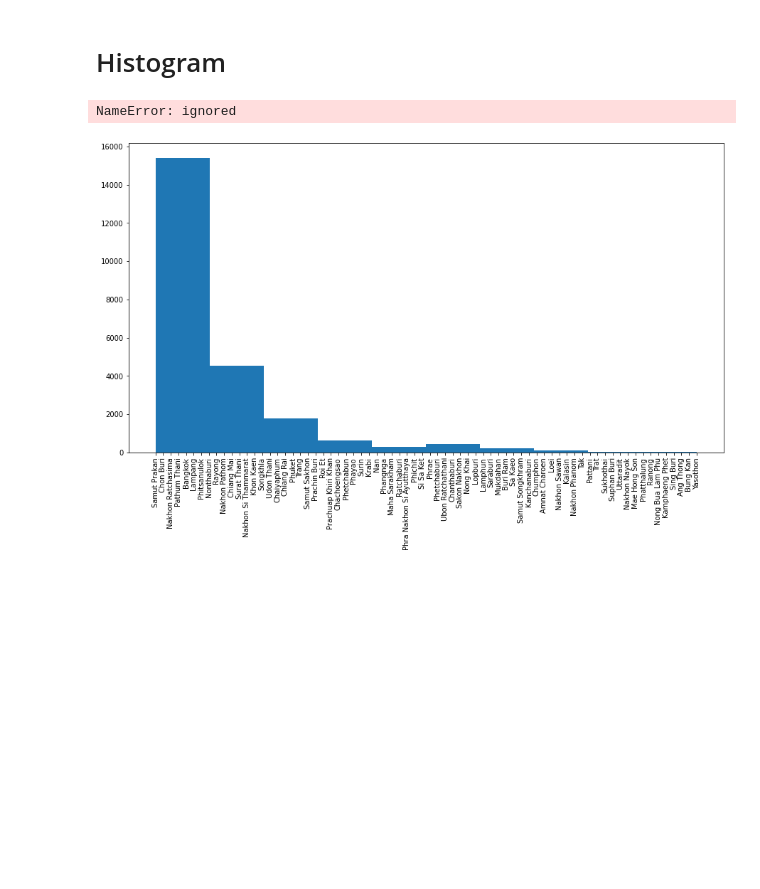
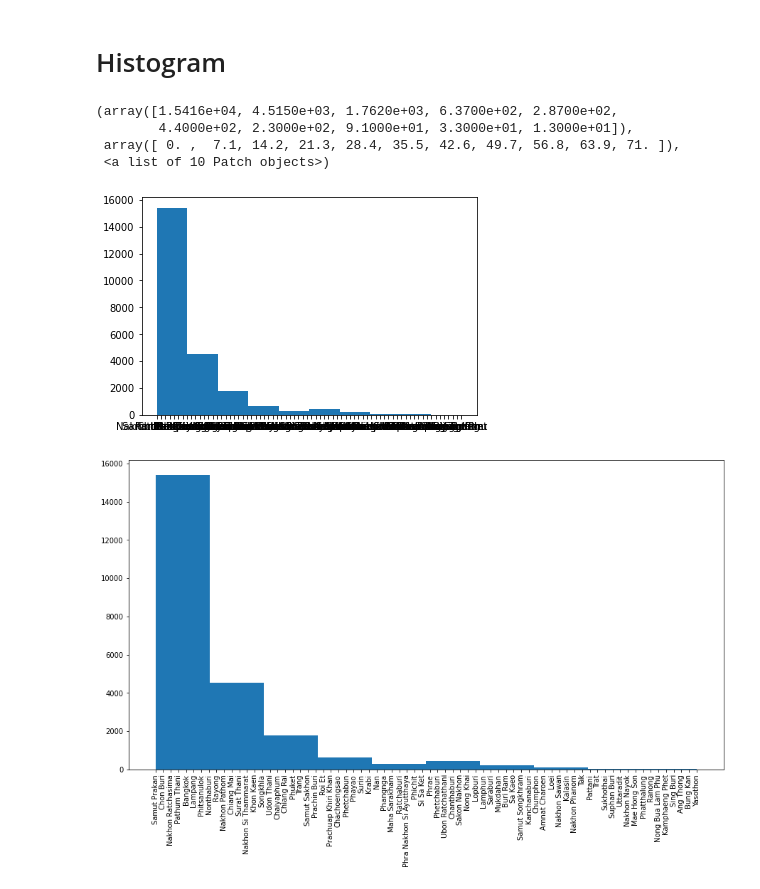
Before and after one commit to todtec/DPDM65, a Jupyter notebook: Pandas101.ipynb, the cells around one changed output. Cells and saved outputs as stored; diff of their text form; code cells hidden in the pictures; blank space fills up the shorter version.

```diff
--- a/Pandas101.ipynb
+++ b/Pandas101.ipynb
@@ -198,10 +195,14 @@ bp=plt.boxplot(project_df2['latitude'].dropna())
 [figure]
 # %% [markdown]
 # Histogram
-# %%
-c
-# %% [output]
-NameError: ignored
+# %%
+plt.hist(project_df2['province_name_en'].dropna())
+# %% [output]
+(array([1.5416e+04, 4.5150e+03, 1.7620e+03, 6.3700e+02, 2.8700e+02,
+        4.4000e+02, 2.3000e+02, 9.1000e+01, 3.3000e+01, 1.3000e+01]),
+ array([ 0. ,  7.1, 14.2, 21.3, 28.4, 35.5, 42.6, 49.7, 56.8, 63.9, 71. ]),
+ <a list of 10 Patch objects>)
+[figure, added]
 # %%
 plt.figure(figsize=(15,8))
 pd2 = plt.hist(project_df2['province_name_en'].dropna())
```
Also changed, not shown: parts of 7 cells of this notebook.
